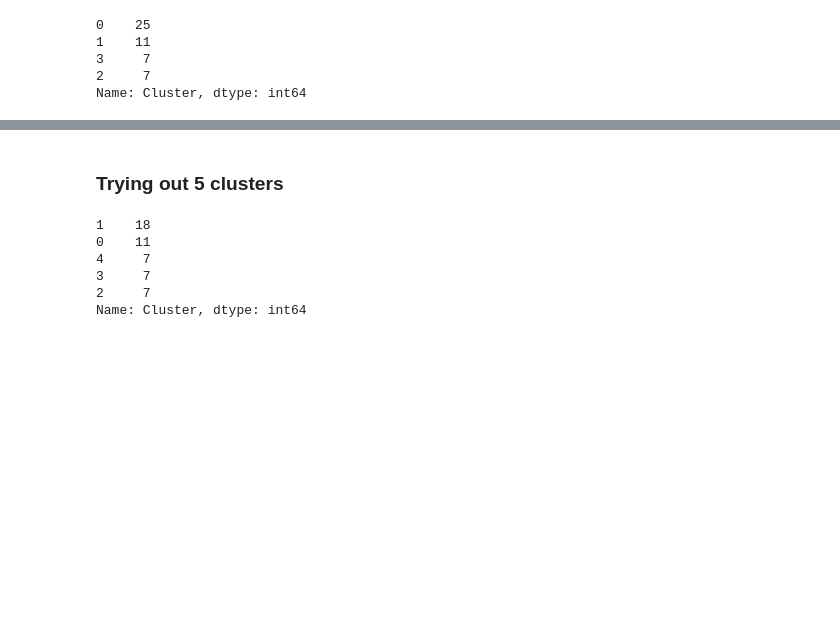
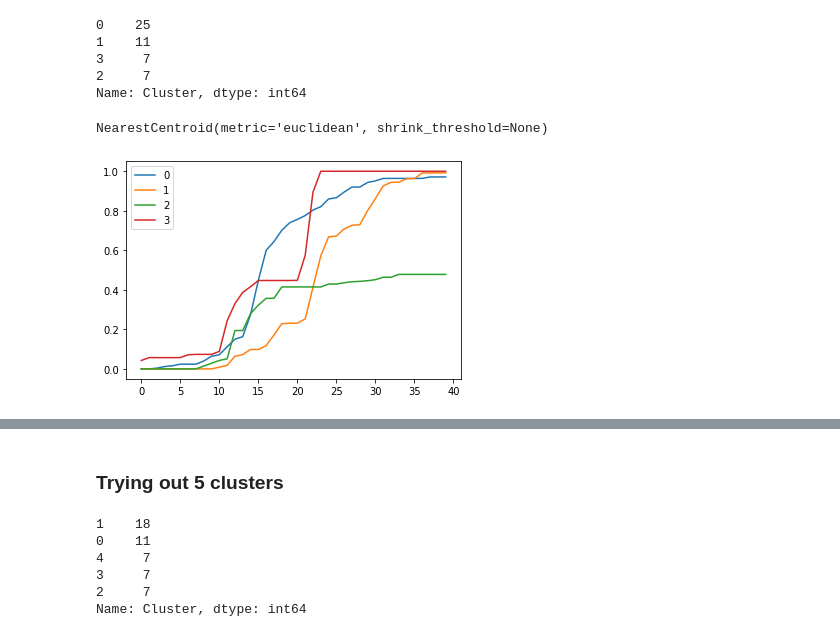
Before and after one commit to covidvis/covid19-vis, a Jupyter notebook: notebooks/Intervention Footprint Trajectory-Clean.ipynb, the cells around one changed output, grey strips where cells are left out. Drawn from its saved outputs; the diff is of its cells as text; code cells hidden in the pictures; blank space fills up the shorter version.

Commit message:
centroid plotting and clean up code

```diff
--- a/notebooks/Intervention Footprint Trajectory-Clean.ipynb
+++ b/notebooks/Intervention Footprint Trajectory-Clean.ipynb
@@ -415,7 +415,8 @@ chart.properties(width=150,height=100,title="Step-Function Curve").interactive()
 from sklearn.cluster import AgglomerativeClustering
 
 num_clusters = 4
-clustering = AgglomerativeClustering(n_clusters=num_clusters).fit(tseries.values)
+clustering = AgglomerativeClustering(n_clusters=num_clusters)
+clustering.fit(tseries.values)
 labels = pd.Series(clustering.labels_,name="Cluster")
 labels.value_counts()
 # %% [output]
@@ -424,3 +425,19 @@ labels.value_counts()
 3     7
 2     7
 Name: Cluster, dtype: int64
+# %%
+y_predict = clustering.fit_predict(tseries.values)
+# %%
+from sklearn.neighbors.nearest_centroid import NearestCentroid
+clf = NearestCentroid()
+clf.fit(tseries.values, y_predict)
+# print(clf.centroids_)
+# %% [output]
+NearestCentroid(metric='euclidean', shrink_threshold=None)
+# %%
+for idx,centroid in enumerate(clf.centroids_):
+#     plt.figure()
+    plt.plot(centroid,label=idx)
+    plt.legend()
+# %% [output]
+[figure, added]
```
Also changed, not shown: parts of 5 cells of this notebook, 1 other file.
